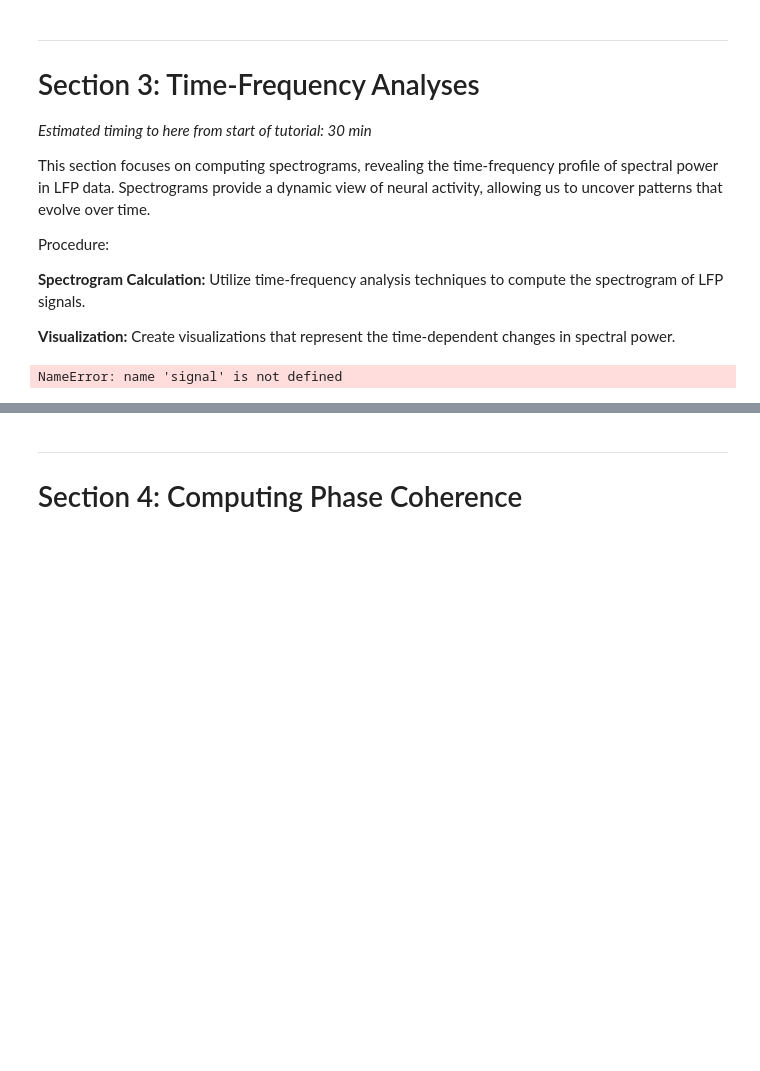
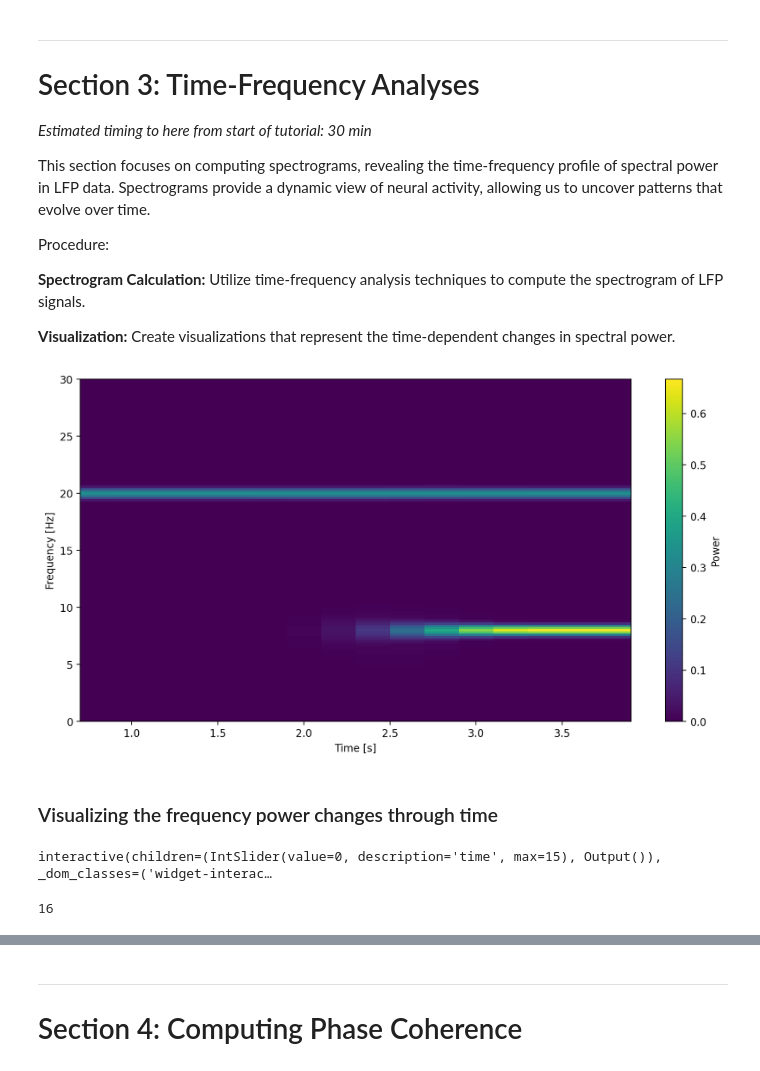
Before and after one commit to lucaase/LFP-analysis-HS, a Jupyter notebook: Course-Notebook.ipynb, the cells around one changed output, grey strips where cells are left out. Cells and saved outputs as stored; diff of their text form; code cells hidden in the pictures; blank space fills up the shorter version.

Commit message:
Finish spectrogram section

```diff
--- a/Course-Notebook.ipynb
+++ b/Course-Notebook.ipynb
@@ -326,22 +360,44 @@ Utilize time-frequency analysis techniques to compute the spectrogram of LFP sig
 
 **Visualization:**
 Create visualizations that represent the time-dependent changes in spectral power.
-# %%
-# Parameters
-fs = 1000  # Sampling rate
-noverlaps = 128  # Overlap between windows
-
-# Compute the spectrogram
-f, t_spec, S_spec = signal.spectrogram(signal, fs=fs, window='hanning',
-                                       nperseg=256, noverlap=128,
-                                       detrend=False, scaling='spectrum')
-
-# Plot the spectrogram
-plt.figure(figsize=(10, 4))
-plt.pcolormesh(t_spec, f, S_spec, shading='auto')
-plt.ylabel('Frequency [Hz]')
-plt.xlabel('Time [sec]')
-plt.ylim([0, 20])
-plt.show()
-# %% [output]
-NameError: name 'signal' is not defined
+# %%
+windowlen = int(2.*fs)      # window length
+stepsize  = int(0.1*windowlen) # percentage of overlapping
+Nwindows  = int((len(LFP)-windowlen)/stepsize+1)
+
+T = np.empty(Nwindows)
+TFD = np.empty((Nwindows,round(len(t)/2+1)))
+for nwin in range(Nwindows):
+    winsample = np.arange(windowlen) + (nwin-1)*stepsize
+    F,Pxx = signal.welch(LFP[winsample],fs=fs,nperseg=windowlen,nfft=nfft)
+    T[nwin] = t[int(winsample[int(windowlen/2)])]
+    TFD[nwin,:] = Pxx
+
+plt.figure(figsize=(12,6))
+plt.pcolormesh(T,F,TFD.T)
+plt.ylim([0,30])
+plt.xlabel('Time [s]')
+plt.ylabel('Frequency [Hz]')
+plt.colorbar(label='Power');
+# %% [output]
+[figure, added]
+# %% [markdown]
+### Visualizing the frequency power changes through time
+# %%
+# @markdown Make sure you execute this cell to enable the widget!
+@widgets.interact(time=widgets.IntSlider(0, min=0, max=TFD.shape[0]-1, step=1))
+def update_plot(time):
+    plt.figure(figsize=(10,5))
+    plt.xlabel('Frequency [Hz]')
+    plt.ylabel('Power')
+    plt.plot(F,TFD[int(time),:])
+    plt.xlim([0,30])
+    plt.ylim([0,1])
+    plt.title('Time = '+str(T[time])+' s')
+    plt.show()
+# %% [output]
+interactive(children=(IntSlider(value=0, description='time', max=15), Output()), _dom_classes=('widget-interac…
+# %%
+print(TFD.shape[0])
+# %% [output]
+16
```
Also changed, not shown: parts of 9 cells of this notebook.
